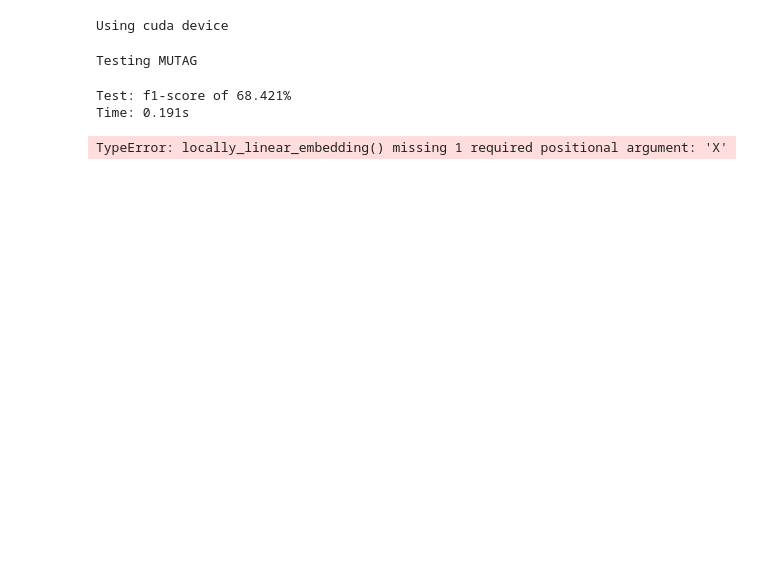
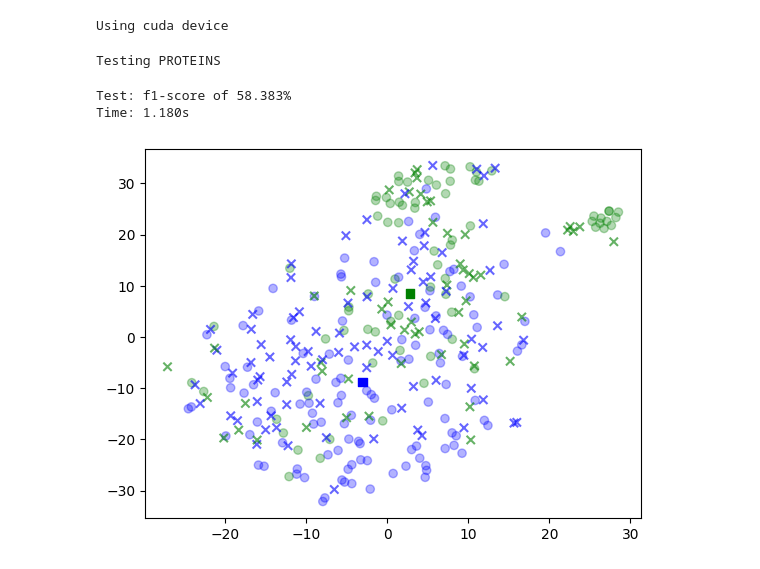
Before and after one commit to ignaciosica/hdc, a Jupyter notebook: src/visualize.ipynb, the cells around one changed output. Saved outputs shown, nothing was run; the diff lists cells and outputs as text; code cells hidden in the pictures; blank space fills up the shorter version.

```diff
--- a/src/visualize.ipynb
+++ b/src/visualize.ipynb
@@ -83,7 +85,7 @@ class Encoder(nn.Module):
 # %%
 DIMENSIONS = 10000
 
-dataset = "MUTAG"
+dataset = "PROTEINS"
 print(f"Testing {dataset}")
 
 graphs = TUDataset("../data", dataset)
@@ -114,7 +116,7 @@ with torch.no_grad():
 f1score = torchmetrics.F1Score("multiclass", num_classes=graphs.num_classes)
 
 model.normalize()
-matrix = torch.zeros((len(test_ld), DIMENSIONS))
+matrix = torch.zeros((len(test_ld), DIMENSIONS), device=device)
 incorrect = torch.zeros((0,), dtype=torch.int)
 true_labels = torch.zeros((len(test_ld),))
 
@@ -138,29 +140,34 @@ end = time.time()
 
 print(f"Test: f1-score of {f1score.compute().item() * 100:.3f}%")
 print(f"Time: {(end - start):.3f}s")
+
+mat = torch.cat((model.weight, matrix))
 # %% [output]
-Testing MUTAG
+Testing PROTEINS
-Test: f1-score of 68.421%
-Time: 0.191s
+Test: f1-score of 58.383%
+Time: 1.180s
 # %%
-from sklearn.manifold import TSNE
+tsne = TSNE(n_components=2, metric="cosine", random_state=42, perplexity=15)
+vis_dims = tsne.fit_transform(mat.cpu())
+colors = ["blue", "green"]
+X = np.array([x for x, _ in vis_dims])
+x = X[model.weight.size(0) :]
+Y = np.array([y for _, y in vis_dims])
+y = Y[model.weight.size(0) :]
+color_indices = true_labels
 
-# tsne = TSNE(n_components=2, metric="cosine", random_state=42, perplexity=5)
-vis_dims = tsne.fit_transform(matrix)
-colors = ["blue", "green"]
-x = np.array([x for x, _ in vis_dims])
-y = np.array([y for _, y in vis_dims])
-color_indices = true_labels
 
 colormap = matplotlib.colors.ListedColormap(colors)
 
 mask = np.ones(len(test_ld), dtype=bool)
 mask[incorrect] = False
 
 plt.scatter(x[mask], y[mask], c=color_indices[mask], cmap=colormap, alpha=0.3)
 
 plt.scatter(x[incorrect], y[incorrect], c=color_indices[incorrect], cmap=colormap, alpha=0.6, marker="x")
 
+plt.scatter(X[: model.weight.size(0)], Y[: model.weight.size(0)], c=[0, 1], cmap=colormap, marker="s")
+
 plt.show(block=True)
 # %% [output]
-TypeError: locally_linear_embedding() missing 1 required positional argument: 'X'
+[figure, added]
```
Also changed, not shown: parts of 2 cells of this notebook.
